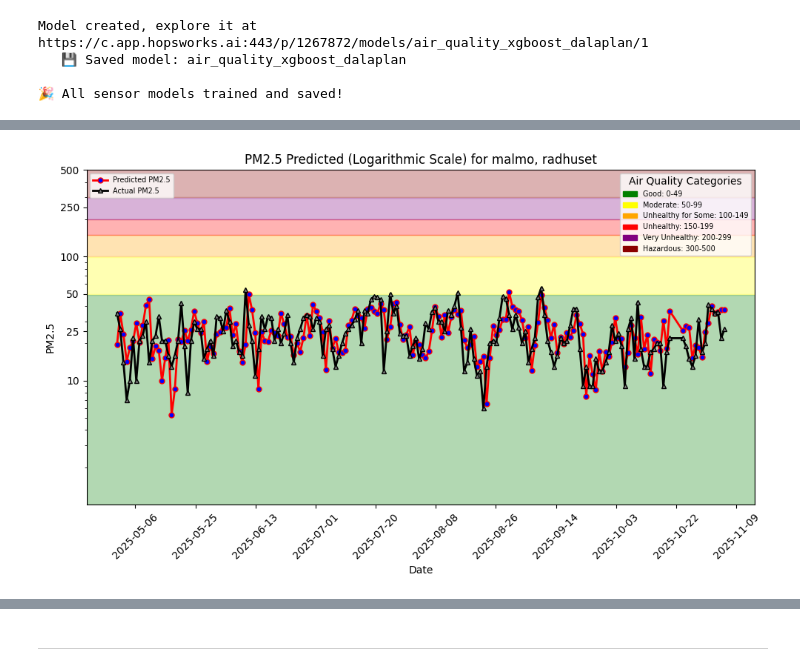
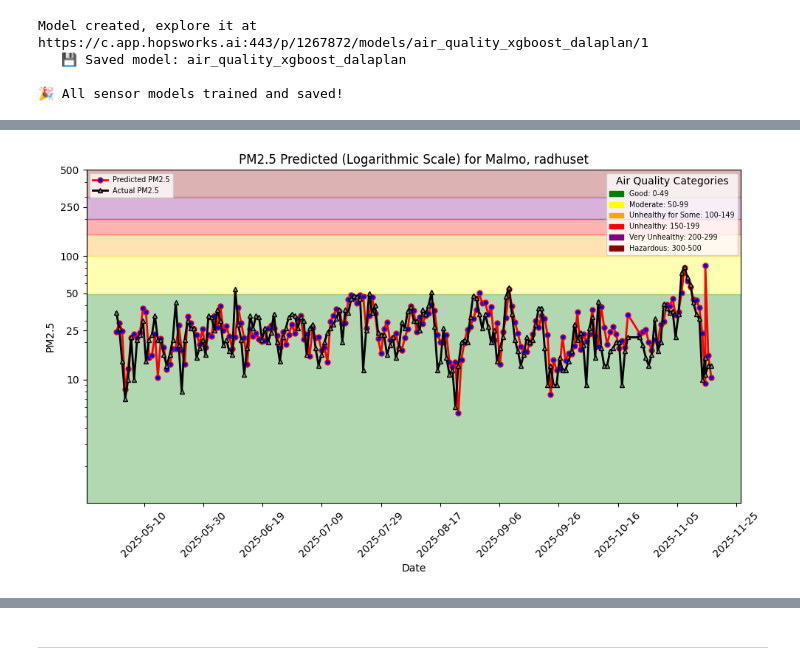
Before and after one commit to emanueleminotti/ID2223-ScalableMLDL, a Jupyter notebook: notebooks/airquality/3_air_quality_training_pipeline.ipynb, the cells around one changed output, grey strips where cells are left out. Drawn from its saved outputs; the diff is of its cells as text; code cells hidden in the pictures.

```diff
--- a/notebooks/airquality/3_air_quality_training_pipeline.ipynb
+++ b/notebooks/airquality/3_air_quality_training_pipeline.ipynb
@@ -363,5 +326,78 @@ if not os.path.exists(images_dir):
 # %%
-file_path = images_dir + "/pm25_" + street + "_hindcast.png"
-plt = util.plot_air_quality_forecast(city, street, df, file_path, hindcast=True)
-plt.show()
+import joblib
+import shutil
+import os
+import pandas as pd
+import matplotlib.pyplot as plt
+
+print("\n📸 Generating Hindcast Plots for all sensors...")
+
+# Create a directory for the model artifacts if it doesn't exist
+model_dir = "air_quality_model"
+if not os.path.exists(model_dir):
+    os.mkdir(model_dir)
+images_dir = os.path.join(model_dir, "images")
+if not os.path.exists(images_dir):
+    os.mkdir(images_dir)
+
+# Get Model Registry
+mr = project.get_model_registry()
+
+# Loop through each sensor
+for sensor_name, config in sensor_config.items():
+    street_name = config['street']
+    print(f"   - Plotting for: {sensor_name} ({street_name})")
+
+    try:
+        # Filter test data for this sensor
+        X_test_sensor = X_test[X_test['street'] == street_name]
+        y_test_sensor = y_test.loc[X_test_sensor.index]
+
+        if len(X_test_sensor) == 0:
+            print("     (No test data, skipping plot)")
+            continue
+
+        # Download the correct model
+        model_name = f"air_quality_xgboost_{street_name}"
+        model_latest = mr.get_model(name=model_name, version=None)
+        downloaded_model_dir = model_latest.download()
+        model_file = os.path.join(downloaded_model_dir, "model.pkl")
+        xgb_model = joblib.load(model_file)
+
+        # Prepare features (drop metadata)
+        features_to_drop = [
+            'date', 'city', 'street', 'url',
+            'country', 'aqicn_url', 'latitude', 'longitude', 'csv_name',
+            'weather_city'
+        ]
+        X_test_features = X_test_sensor.drop(columns=features_to_drop, errors='ignore')
+
+        # Generate predictions (1D array)
+        y_pred_sensor = xgb_model.predict(X_test_features)
+
+        # Create plotting DataFrame
+        plot_df = pd.DataFrame({
+            'date': X_test_sensor['date'].values,
+            'pm25': y_test_sensor['pm25'].values,
+            'predicted_pm25': y_pred_sensor
+        })
+        plot_df = plot_df.sort_values(by='date')
+
+        # Plot
+        file_path = os.path.join(images_dir, f"pm25_{street_name}_hindcast.png")
+        util.plot_air_quality_forecast(
+            city=city,
+            street=street_name,
+            df=plot_df,
+            file_path=file_path,
+            hindcast=True
+        )
+
+        # Clean up downloaded model
+        shutil.rmtree(downloaded_model_dir)
+
+    except Exception as e:
+        print(f"     ⚠️ Error plotting for {sensor_name}: {e}")
+
+print("\n✅ All hindcast plots generated.")
 # %% [output]
@@ -368 +409 @@ plt.show()
-[figure, old version]
+[figure, new version]
```
Also changed, not shown: parts of 11 cells of this notebook, 4 other files.
